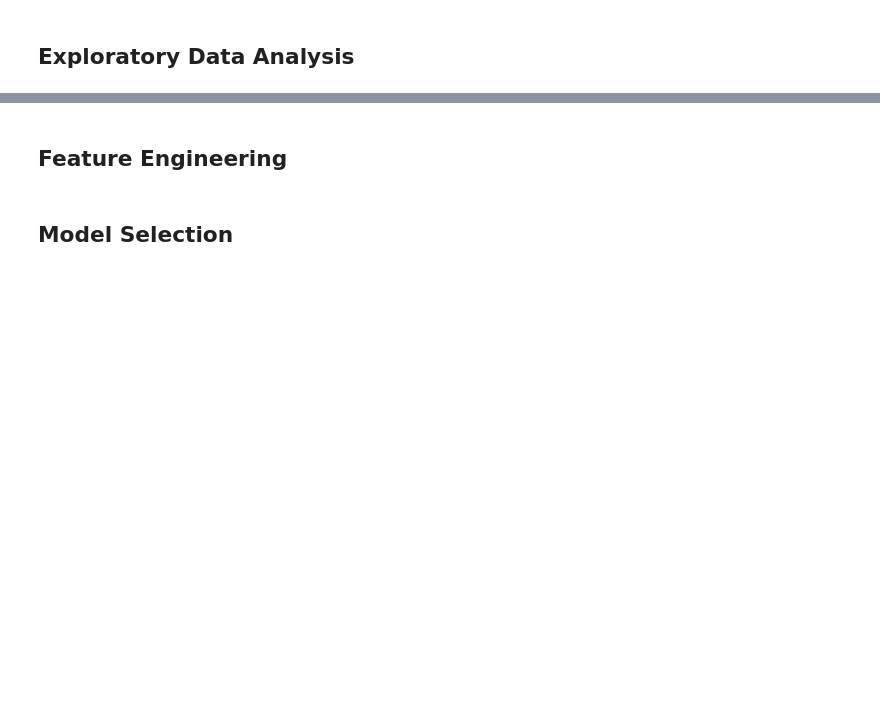
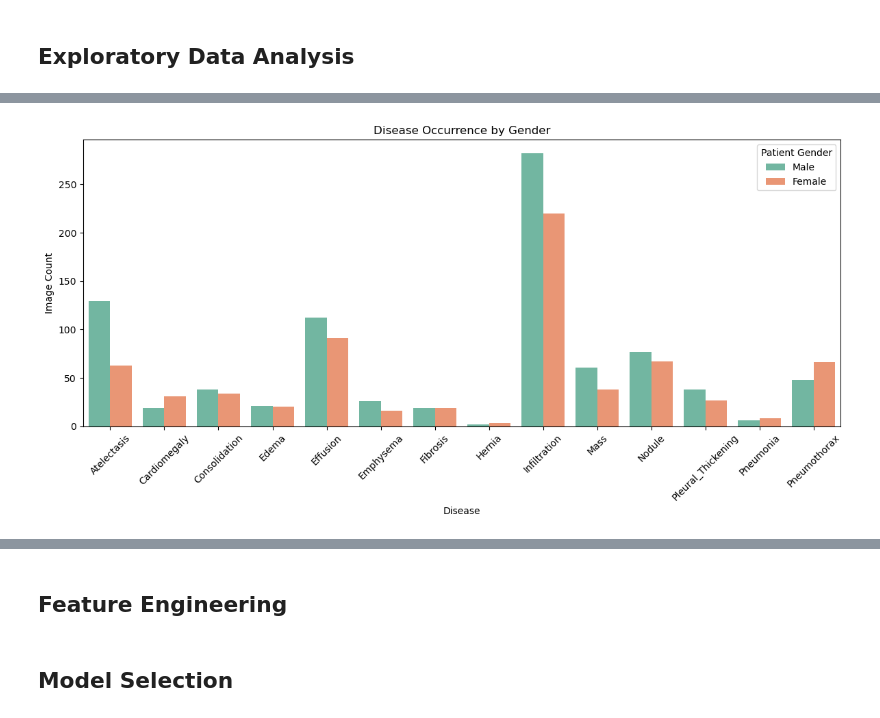
Before and after one commit to jaden-lai/Deep-Learning-Prediction-Model-for-Chest-Disease-using-X-rays, a Jupyter notebook: chest_disease_notebook.ipynb, the cells around one changed output, grey strips where cells are left out. Cells and saved outputs as stored; diff of their text form; code cells hidden in the pictures; blank space fills up the shorter version.

```diff
--- a/chest_disease_notebook.ipynb
+++ b/chest_disease_notebook.ipynb
@@ -134,0 +179,23 @@ Requirement already satisfied: MarkupSafe>=2.0 in c:\users\jlai2\anaconda3\lib\s
+# %%
+# Melt to long format: one row per (image, disease)
+long_df = chest_disease_data.melt(
+    id_vars=['Patient Gender'],
+    value_vars=disease_columns,
+    var_name='Disease',
+    value_name='Present'
+)
+
+# Filter only rows where disease is present
+long_df = long_df[long_df['Present'] == True]
+
+# Barplot: Disease count by sex
+plt.figure(figsize=(12, 6))
+sns.countplot(data=long_df, x='Disease', hue='Patient Gender', palette='Set2')
+plt.title('Disease Occurrence by Gender')
+plt.xlabel('Disease')
+plt.ylabel('Image Count')
+plt.xticks(rotation=45)
+plt.tight_layout()
+plt.show()
+# %% [output]
+[figure, added]
```
Also changed, not shown: parts of 23 cells of this notebook, 2 other files.
